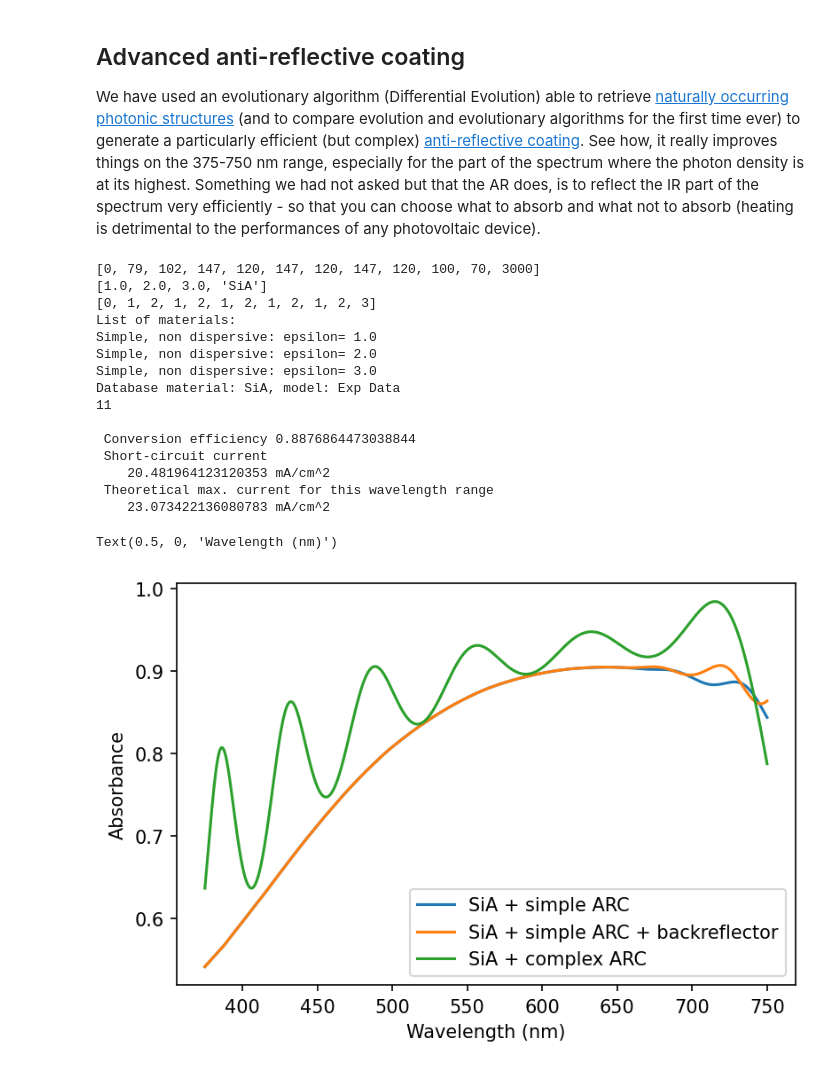
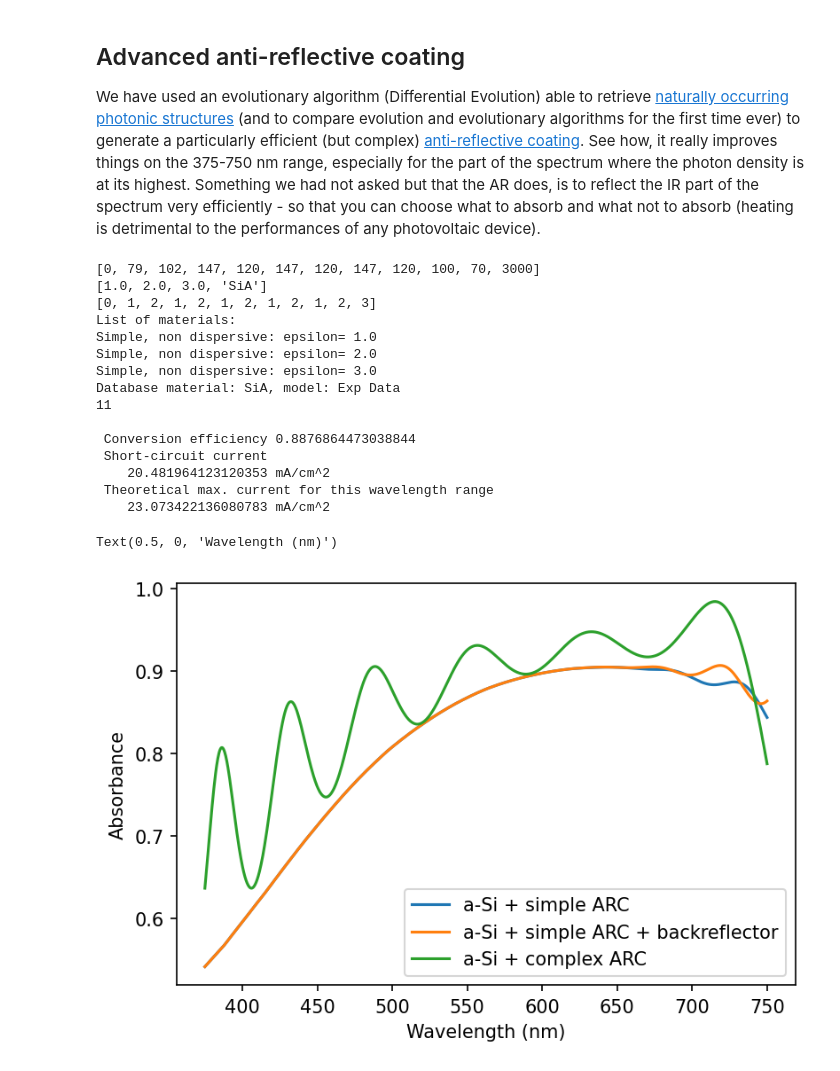
Before and after one commit to AnMoreau/PyMoosh, a Jupyter notebook: notebooks/In-depth_examples/Photovoltaics.ipynb, the cells around one changed output. Drawn from its saved outputs; the diff is of its cells as text; code cells hidden in the pictures.

```diff
--- a/notebooks/In-depth_examples/Photovoltaics.ipynb
+++ b/notebooks/In-depth_examples/Photovoltaics.ipynb
@@ -127,34 +127,34 @@ print(Type)
 
 advanced_AR = Structure(Epsilon, Type, hauteur)
 active_layer = len(hauteur) -1
 print(active_layer)
 
 efficiency,current,current_max,wl,spectrum,absorb4 = photo(advanced_AR,0.,0.,375.,750.,[active_layer],1000)
 
 print("\n Conversion efficiency",efficiency,"\n Short-circuit current \n   ",current,"mA/cm^2 \n Theoretical max. current for this wavelength range\n   ",current_max,"mA/cm^2")
 
 plt.figure(3)
-plt.plot(wl,absorb2, label="SiA + simple ARC")
-plt.plot(wl,absorb3, label="SiA + simple ARC + backreflector")
-plt.plot(wl, absorb4, label="SiA + complex ARC")
+plt.plot(wl,absorb2, label="a-Si + simple ARC")
+plt.plot(wl,absorb3, label="a-Si + simple ARC + backreflector")
+plt.plot(wl, absorb4, label="a-Si + complex ARC")
 plt.legend()
 plt.ylabel('Absorbance')
 plt.xlabel("Wavelength (nm)")
 # %% [output]
 [0, 79, 102, 147, 120, 147, 120, 147, 120, 100, 70, 3000]
 [1.0, 2.0, 3.0, 'SiA']
 [0, 1, 2, 1, 2, 1, 2, 1, 2, 1, 2, 3]
 List of materials:
 Simple, non dispersive: epsilon= 1.0
 Simple, non dispersive: epsilon= 2.0
 Simple, non dispersive: epsilon= 3.0
 Database material: SiA, model: Exp Data
 11
 
  Conversion efficiency 0.8876864473038844
  Short-circuit current
     20.481964123120353 mA/cm^2
  Theoretical max. current for this wavelength range
     23.073422136080783 mA/cm^2
 Text(0.5, 0, 'Wavelength (nm)')
-[figure, old version]
+[figure, new version]
```
Also changed, not shown: parts of 1 cell of this notebook.
